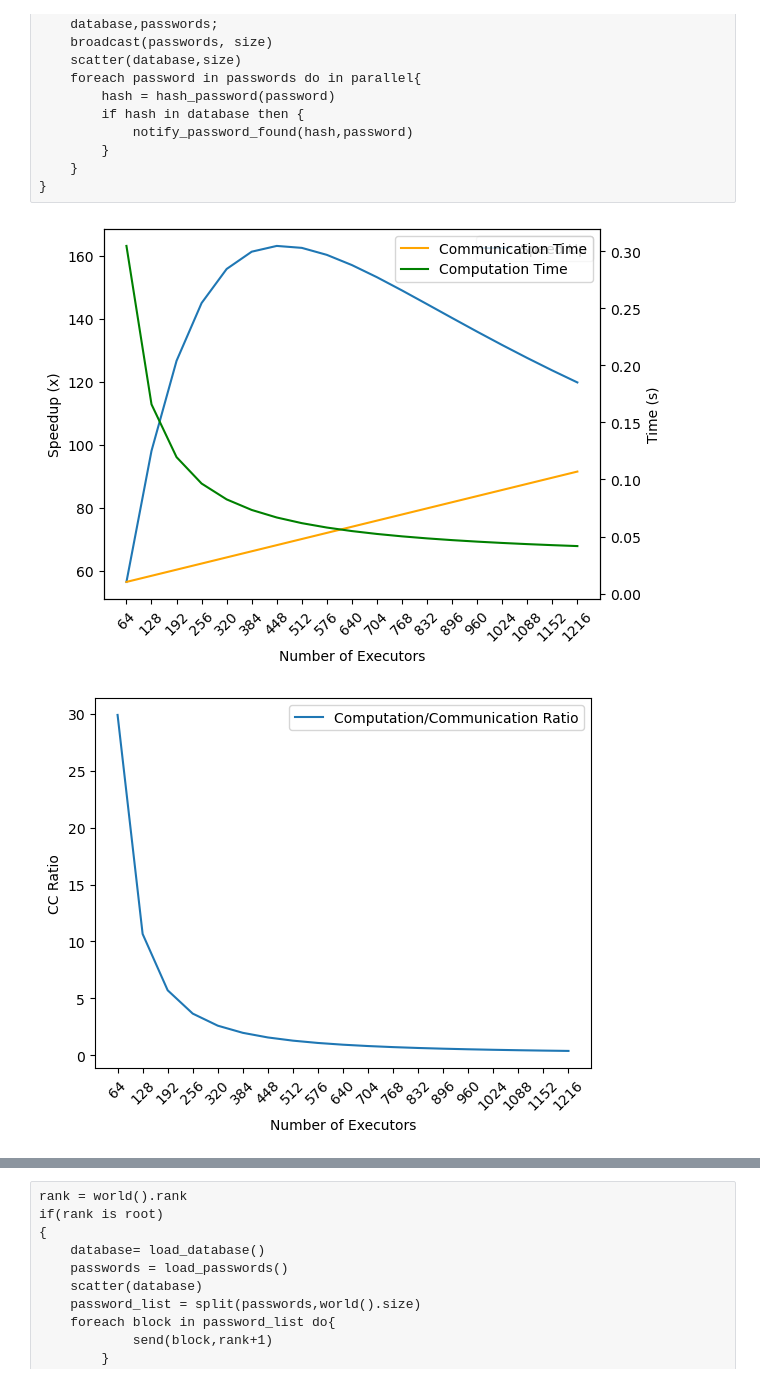
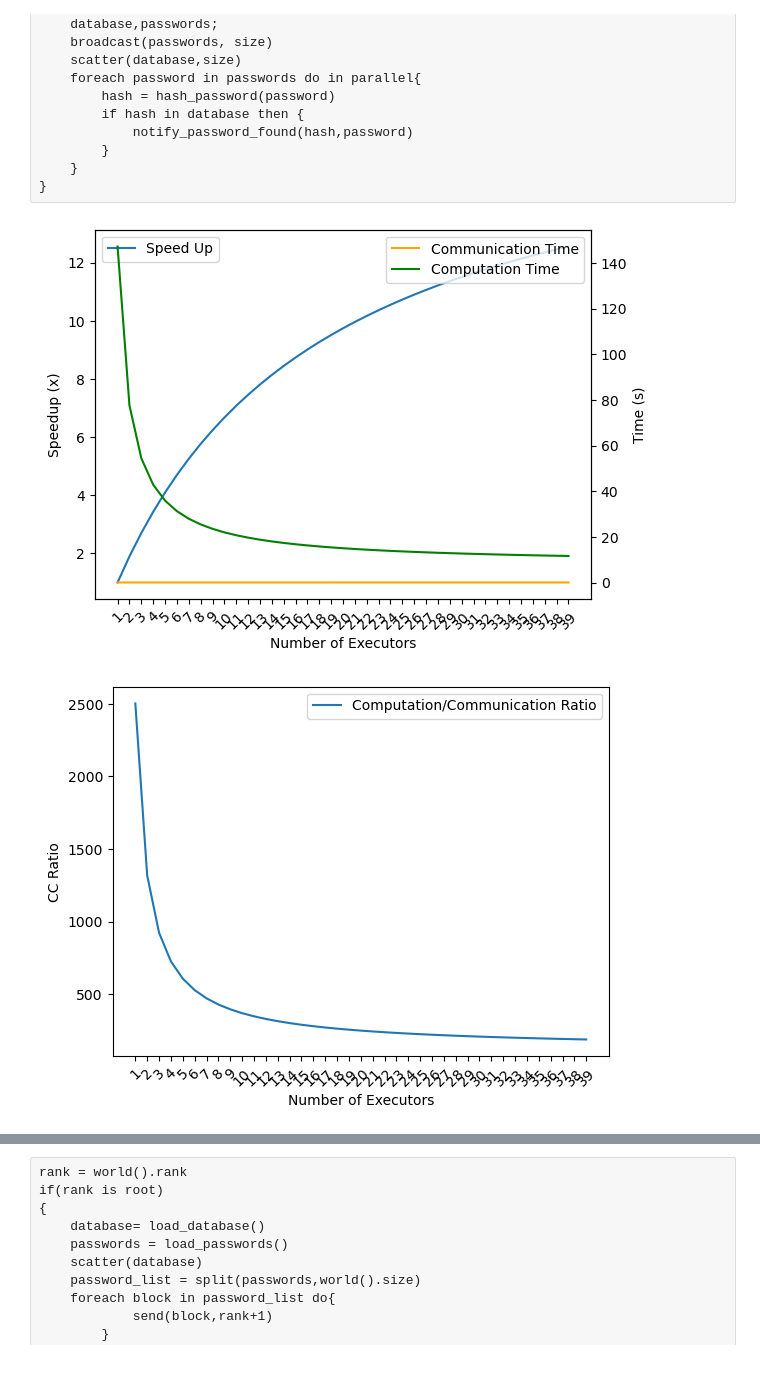
Before and after one commit to PrimeMinisterOfGreed/DistributedCrack, a Jupyter notebook: doc/proposal/simulations.ipynb, the cells around one changed output, grey strips where cells are left out. Saved outputs shown, nothing was run; the diff lists cells and outputs as text; code cells hidden in the pictures.

```diff
--- a/doc/proposal/simulations.ipynb
+++ b/doc/proposal/simulations.ipynb
@@ -88,7 +88,7 @@ class Simulation:
     def H(self,x):
         return self.p.mean_hash_time * x
     def C(self,x,y):
-        return ((x*y)*self.p.hash_size)/self.p.cpu_speed
+        return ((x*y)*self.p.hash_size)/(self.p.cpu_speed)
 
     pass
 
@@ -99,11 +99,11 @@ sha256_sim_param = SimulationParameters(
     database_size=1,
     passwords_size=10000,
     mean_password_chars=16,
-    mean_hash_time=2.7*10**-6, # seconds
+    mean_hash_time=0.81*10**-3, # seconds
     network_velocity=2.5*10**9,  # GB/s
     disk_velocity=700*10**6,       # MB/s
-    cpu_speed=1.8*10**9,            # GHz
-    hash_size=32                   # bytes
+    cpu_speed=2.3*10**9,            # GHz
+    hash_size=32  ,                 # bytes
 )
 # %% [raw]
 database = load_database()
@@ -156,36 +156,36 @@ else{
 # %%
 from matplotlib.pyplot import xlabel, ylabel
 
 class LinearSimulation(SequentialSimulation):
     def t_comm(self) -> float:
-        return self.L(self.p.passwords_size*self.p.mean_password_chars) + self.L(self.p.database_size*self.p.hash_size) + self.S(self.p.passwords_size*self.p.mean_password_chars) * self.p.executors + self.S(self.p.database_size*self.p.hash_size/self.p.executors)+ 2 * self.p.round_trip_time * self.p.executors
+        return self.L(self.p.passwords_size*self.p.mean_password_chars) + self.L(self.p.database_size*self.p.hash_size) + self.S(self.p.passwords_size*self.p.mean_password_chars)*self.p.executors  + self.S(self.p.database_size*self.p.hash_size)+ 2 * self.p.round_trip_time * self.p.executors
     def t_comp(self) -> float:
         return self.H(self.p.passwords_size) + self.C(self.p.database_size/self.p.executors, self.p.passwords_size)
     pass
 
 
 
-scale = LinearSimulation(sha256_sim_param).execute([64*i for i in range(1,20)], [(10**5)*i for i in range(1,20)])
+scale = LinearSimulation(sha256_sim_param).execute([i for i in range(1,40)], np.arange(10**6,10**7,10**4))
 
 def plot_speedup(scale,index):
 # set labels in plot
     xlabel('Number of Executors')
     ylabel('Speedup (x)')
     plt.plot([x for x in range(len(scale[index]))], [x.speedup for x in scale[index]] , label='Speed Up')
     # add to x the correct labels
     plt.xticks([x for x in range(len(scale[index]))], [f"{int(s.executors)}" for s in scale[index]], rotation=45)
     plt.legend()
     # add third axis
     plt.twinx()
     plt.ylabel('Time (s)')
     plt.plot([x for x in range(len(scale[index]))], [s.comm_time for s in scale[index]], label='Communication Time', color='orange')
     plt.plot([x for x in range(len(scale[index]))], [s.comp_time for s in scale[index]], label='Computation Time', color='green')
     plt.legend()
     plt.show()
 
 plot_speedup(scale,0)  # Plot for the first instance of scale
 # %% [output]
-[figure, old version]
+[figure, new version]
 # %%
 def plot_cc_ratio(scale,index):
     plt.plot([x for x in range(len(scale[index]))], [s.cc_ratio for s in scale[index]], label='Computation/Communication Ratio')
@@ -197,7 +197,7 @@ def plot_cc_ratio(scale,index):
 
 plot_cc_ratio(scale,0)  # Plot for the first instance of scale
 # %% [output]
-[figure, old version]
+[figure, new version]
 # %%
 def plot_efficiency(scale,index):
     efficiency = [s.efficiency for s in scale[index]]
```
Also changed, not shown: parts of 13 cells of this notebook, 10 other files.
